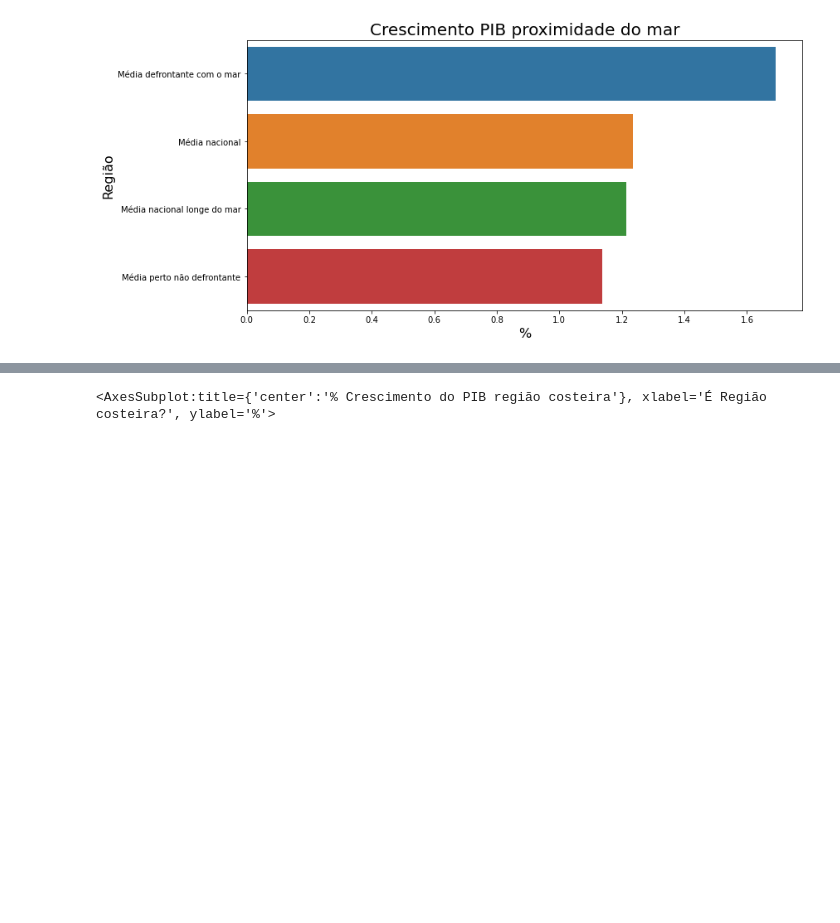
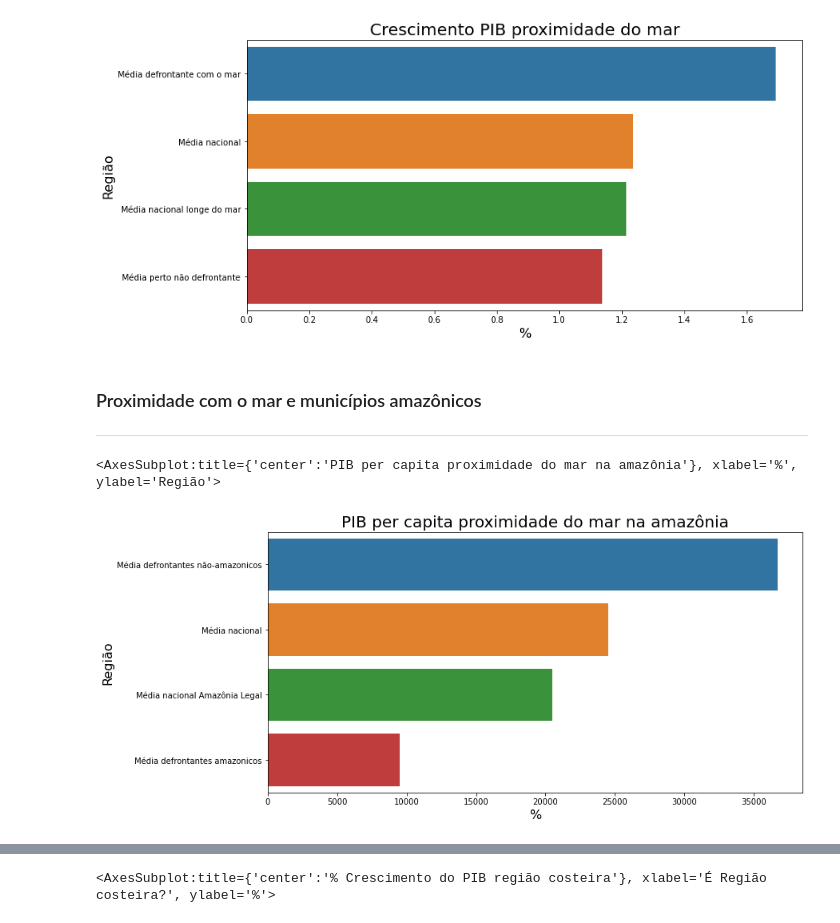
Before and after one commit to pliniocampinas/scrap-fiis-brs, a Jupyter notebook: notebooks/analise-cities.ipynb, the cells around one changed output, grey strips where cells are left out. Drawn from its saved outputs; the diff is of its cells as text; code cells hidden in the pictures; blank space fills up the shorter version.

Commit message:
Analising sea front and amazon cities together

```diff
--- a/notebooks/analise-cities.ipynb
+++ b/notebooks/analise-cities.ipynb
@@ -293,3 +293,30 @@ ax
 # %% [output]
 <AxesSubplot:title={'center':'Crescimento PIB proximidade do mar'}, xlabel='%', ylabel='Região'>
 [figure]
+# %% [markdown]
+### Proximidade com o mar e municípios amazônicos
+
+---
+# %%
+growth_variable = 'gdp_per_capita_brl'
+national_mean = dados_2019[growth_variable].mean()
+national_mean_legal_amazon = dados_2019.query('is_legal_amazon == True')[growth_variable].mean()
+sea_front_not_amazon_cities_mean = dados_2019.query('is_sea_front == True and is_legal_amazon == False')[growth_variable].mean()
+sea_front_amazon_cities_mean = dados_2019.query('is_sea_front == True and is_legal_amazon == True')[growth_variable].mean()
+
+means_df = pd.DataFrame.from_records([
+    { 'label': 'Média nacional', 'value': national_mean },
+    { 'label': 'Média nacional Amazônia Legal', 'value': national_mean_legal_amazon },
+    { 'label': 'Média defrontantes não-amazonicos', 'value': sea_front_not_amazon_cities_mean },
+    { 'label': 'Média defrontantes amazonicos', 'value': sea_front_amazon_cities_mean },
+])
+
+ax = sns.barplot(data=means_df.sort_values(by=['value'], ascending=False), y='label', x='value', orient='h')
+ax.figure.set_size_inches(12, 6)
+ax.set_title('PIB per capita proximidade do mar na amazônia', fontsize=20)
+ax.set_ylabel('Região', fontsize=16)
+ax.set_xlabel('%', fontsize=16)
+ax
+# %% [output]
+<AxesSubplot:title={'center':'PIB per capita proximidade do mar na amazônia'}, xlabel='%', ylabel='Região'>
+[figure, added]
```
Also changed, not shown: parts of 3 cells of this notebook.
